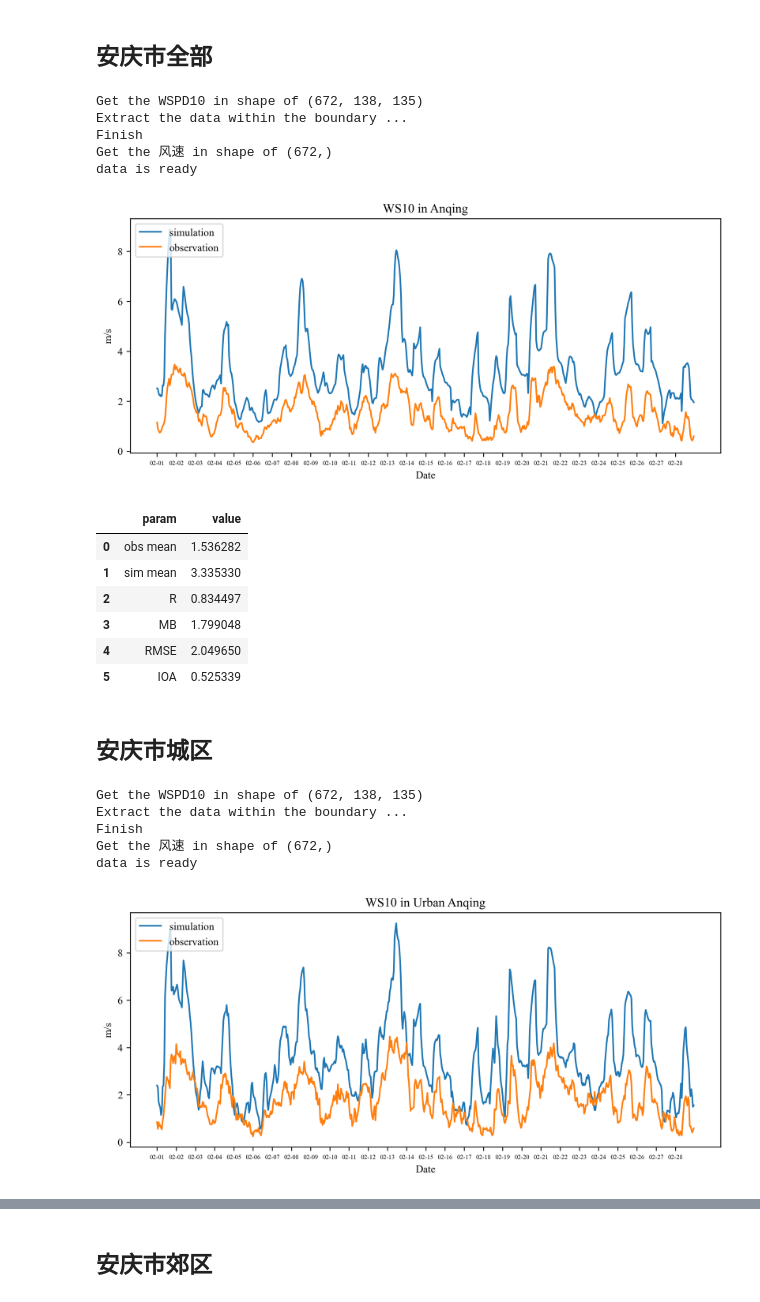
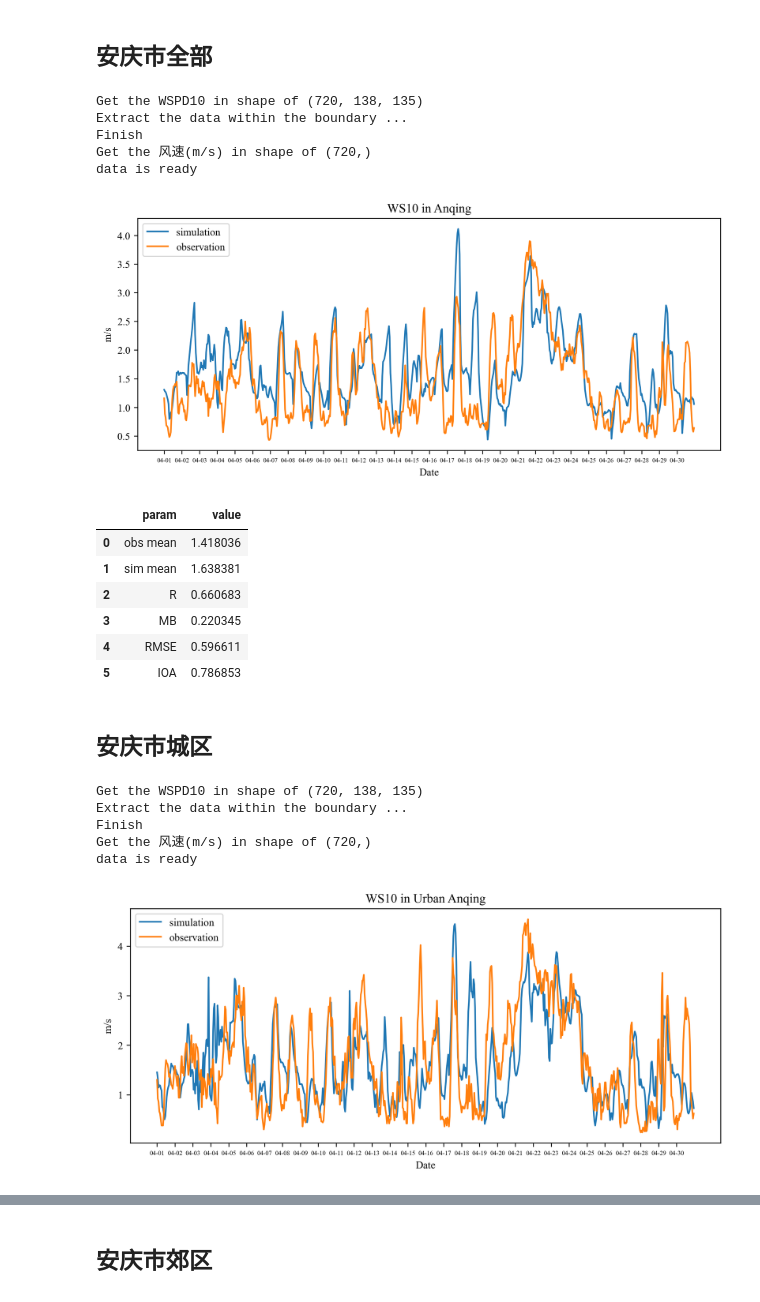
Before and after one commit to Iphisxu/Anqing, a Jupyter notebook: April/Data_evaluation/ws10.ipynb, the cells around one changed output, grey strips where cells are left out. Drawn from its saved outputs; the diff is of its cells as text; code cells hidden in the pictures.

```diff
--- a/April/Data_evaluation/ws10.ipynb
+++ b/April/Data_evaluation/ws10.ipynb
@@ -14,9 +14,9 @@ import matplotlib.pyplot as plt
 import warnings
 warnings.filterwarnings("ignore")
 # %%
-ncfile = 'F:/Data/case_anqing/compressed_met.nc'
+ncfile = 'F:/Data/case_anqing/April/April_met.nc'
 var = 'WSPD10'
-varch = '风速'
+varch = '风速(m/s)'
 
 title = 'WS10'
 units = 'm/s'
@@ -24,20 +24,20 @@ units = 'm/s'
 ## 安庆市全部
 # %%
 shpfile = 'F:/Data/case_anqing/shapefile/Anqing/Anqing.shp'
-xlsfile = 'F:/Data/case_anqing/obs_202302_fromlzj/allsite.xlsx'
+xlsfile = 'F:/Data/case_anqing/April/obsdata/allsite.xlsx'
 
 df, sim, obs = me.get_var(ncfile,var,shpfile,xlsfile,varch)
 # %% [output]
-Get the WSPD10 in shape of (672, 138, 135)
+Get the WSPD10 in shape of (720, 138, 135)
 Extract the data within the boundary ...
 Finish
-Get the 风速 in shape of (672,)
+Get the 风速(m/s) in shape of (720,)
 data is ready
 # %%
-start = '2023-02-01T00'
-end = '2023-02-28T23'
+start = '2023-04-01T00'
+end = '2023-04-30T23'
 
-ax = me.linechart(sim, obs, start, end)
+ax = me.linechart(sim*0.5, obs, start, end)
 
 ax.legend(loc=2)
 ax.set_title(f'{title} in Anqing')
@@ -45,41 +45,41 @@ ax.set_xlabel('Date')
 ax.set_ylabel(units)
 plt.show()
 # %% [output]
-[figure, old version]
+[figure, new version]
 # %%
-me.evaluation_frame(obs, sim, df)
+me.evaluation_frame(obs, sim*0.5, df)
 # %% [output]
 |  | param | value |
-| 0 | obs mean | 1.536282 |
-| 1 | sim mean | 3.335330 |
-| 2 | R | 0.834497 |
-| 3 | MB | 1.799048 |
-| 4 | RMSE | 2.049650 |
-| 5 | IOA | 0.525339 |
+| 0 | obs mean | 1.418036 |
+| 1 | sim mean | 1.638381 |
+| 2 | R | 0.660683 |
+| 3 | MB | 0.220345 |
+| 4 | RMSE | 0.596611 |
+| 5 | IOA | 0.786853 |
 # %% [markdown]
 ## 安庆市城区
 # %%
 shpfile = 'F:/Data/case_anqing/shapefile/Anqing_urban/urban.shp'
-xlsfile = 'F:/Data/case_anqing/obs_202302_fromlzj/urban.xlsx'
+xlsfile = 'F:/Data/case_anqing/April/obsdata/urban.xlsx'
 
 df, sim, obs = me.get_var(ncfile,var,shpfile,xlsfile,varch)
 # %% [output]
-Get the WSPD10 in shape of (672, 138, 135)
+Get the WSPD10 in shape of (720, 138, 135)
 Extract the data within the boundary ...
 Finish
-Get the 风速 in shape of (672,)
+Get the 风速(m/s) in shape of (720,)
 data is ready
 # %%
-start = '2023-02-01T00'
-end = '2023-02-28T23'
+start = '2023-04-01T00'
+end = '2023-04-30T23'
 
-ax = me.linechart(sim, obs, start, end)
+ax = me.linechart(sim*0.5, obs, start, end)
 
 ax.legend(loc=2)
 ax.set_title(f'{title} in Urban Anqing')
 ax.set_xlabel('Date')
 ax.set_ylabel(units)
 plt.show()
 # %% [output]
-[figure, old version]
+[figure, new version]
 # %%
```
Also changed, not shown: parts of 1 cell of this notebook, 3 other files.
